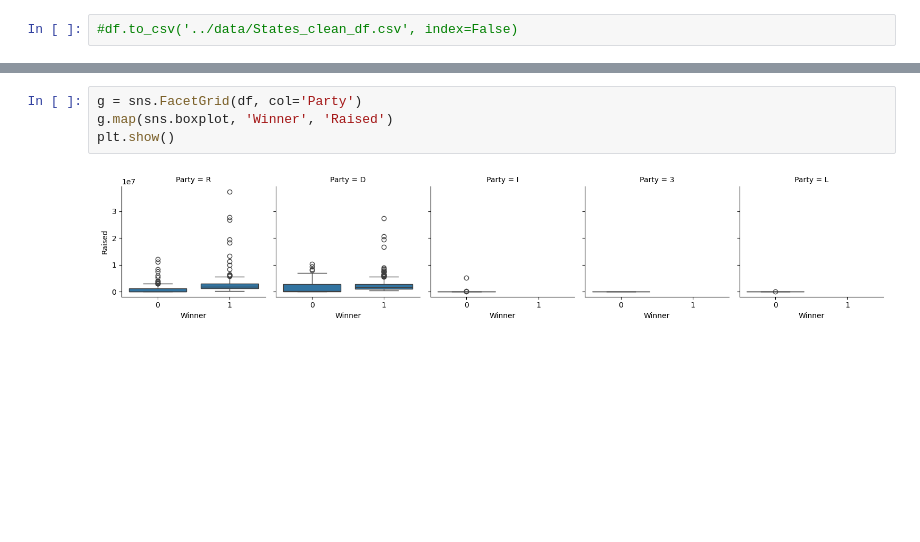
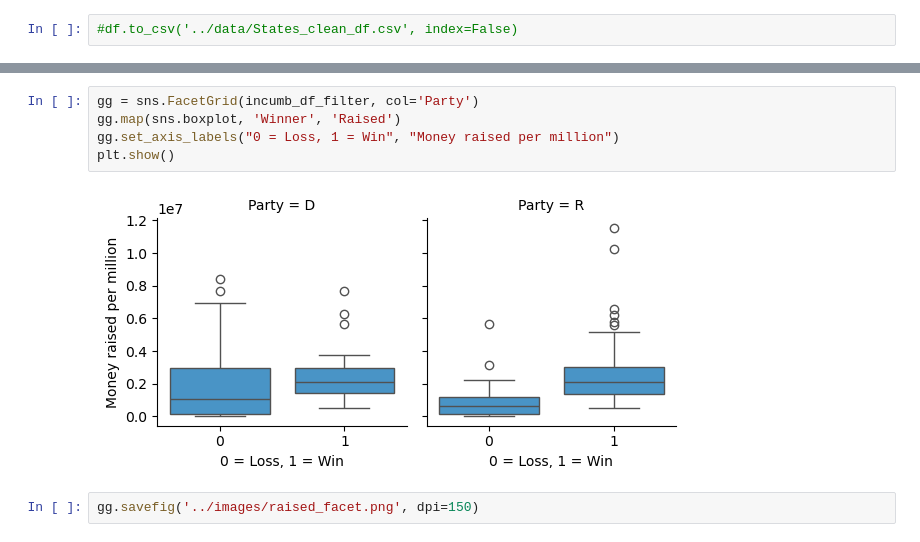
Before and after one commit to nss-data-science-cohort-8/open-secrets-skittles, a Jupyter notebook: notebooks/Analysis_skittles_election_project_clj.ipynb, the cells around one changed output, grey strips where cells are left out. Saved outputs shown, nothing was run; the diff lists cells and outputs as text; blank space fills up the shorter version.

```diff
--- a/notebooks/Analysis_skittles_election_project_clj.ipynb
+++ b/notebooks/Analysis_skittles_election_project_clj.ipynb
@@ -76,7 +77,10 @@ plt.show()
 # %%
-g = sns.FacetGrid(df, col='Party')
-g.map(sns.boxplot, 'Winner', 'Raised')
+gg = sns.FacetGrid(incumb_df_filter, col='Party')
+gg.map(sns.boxplot, 'Winner', 'Raised')
+gg.set_axis_labels("0 = Loss, 1 = Win", "Money raised per million")
 plt.show()
 # %% [output]
-[figure, old version]
+[figure, new version]
+# %%
+gg.savefig('../images/raised_facet.png', dpi=150)
 # %%
```
Also changed, not shown: parts of 20 cells of this notebook.
